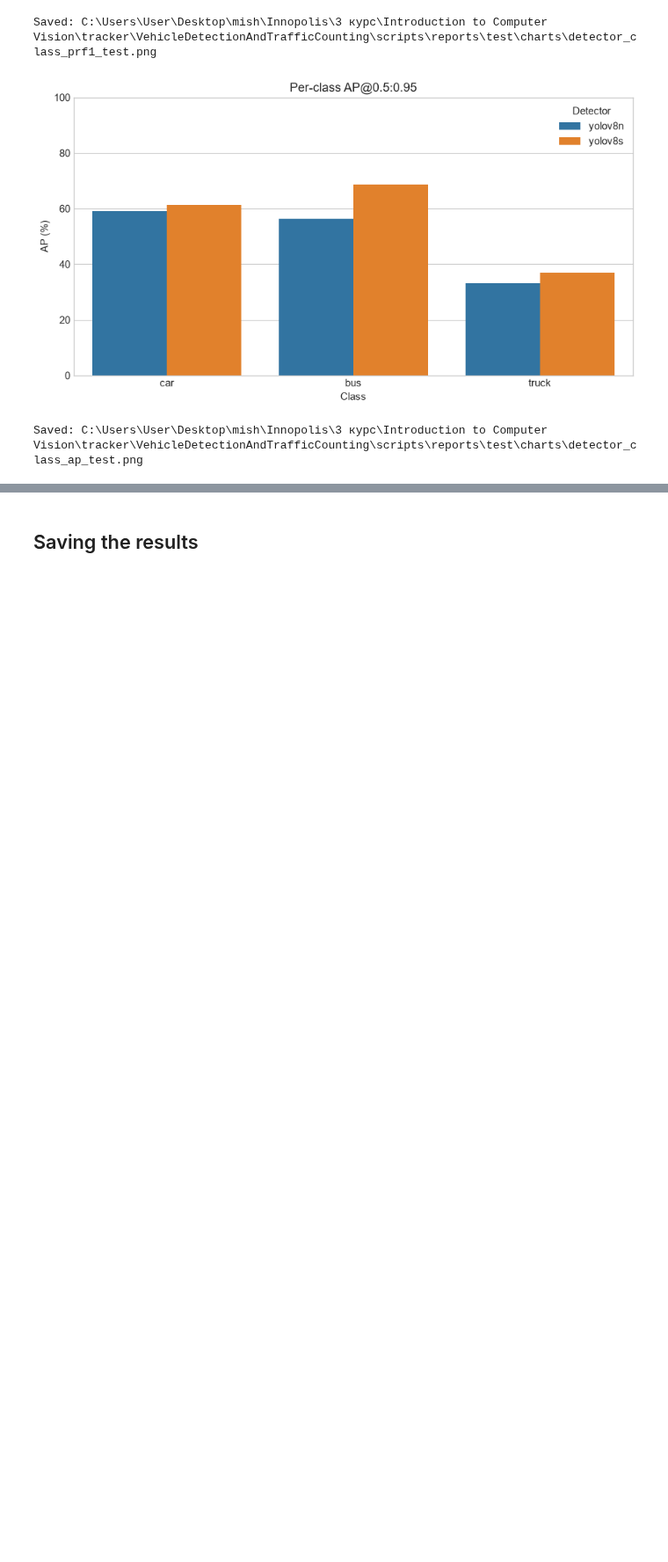
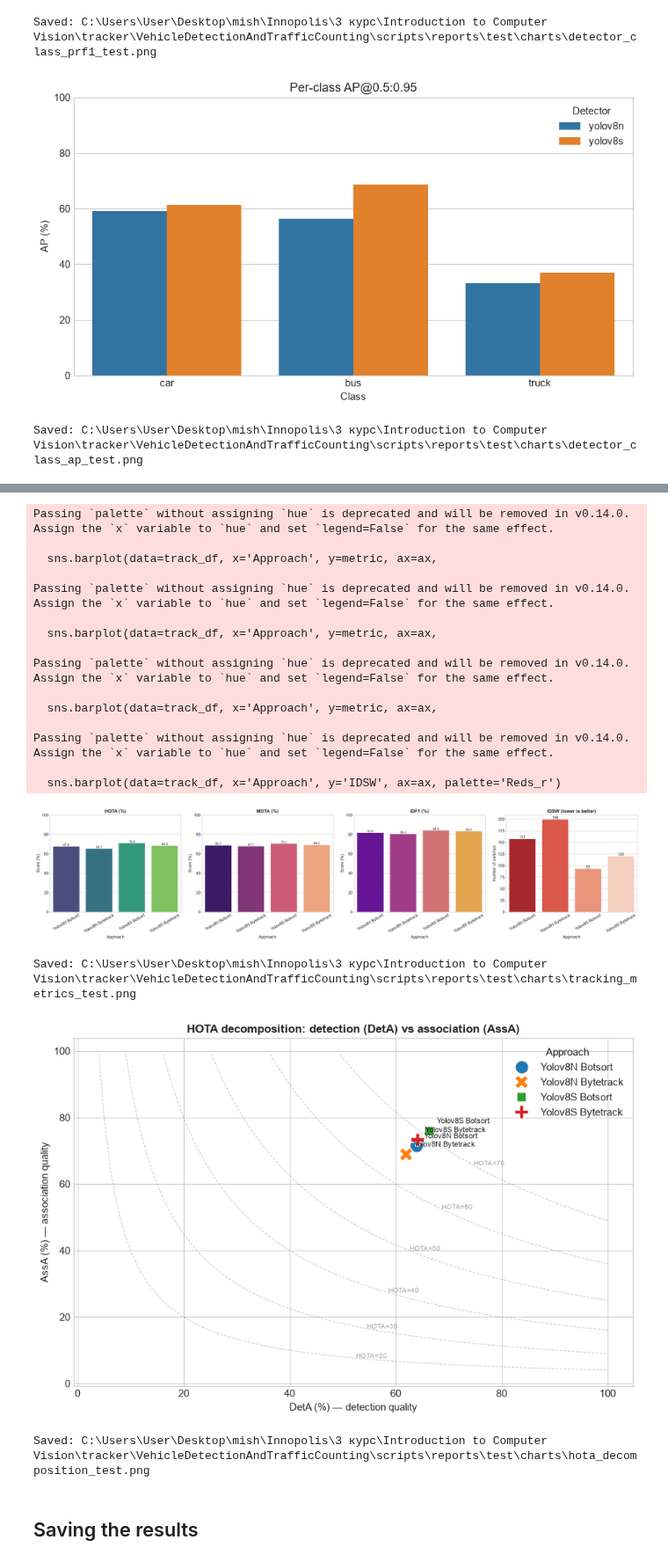
Before and after one commit to TereshchenkoMisha/VehicleDetectionAndTrafficCounting, a Jupyter notebook: scripts/results.ipynb, the cells around one changed output, grey strips where cells are left out. Shown at 88% size. Cells and saved outputs as stored; diff of their text form; code cells hidden in the pictures; blank space fills up the shorter version.

Commit message:
feat: add tracking metrics

```diff
--- a/scripts/results.ipynb
+++ b/scripts/results.ipynb
@@ -262,3 +302,83 @@ Saved: C:\Users\User\Desktop\mish\Innopolis\3 курс\Introduction to Computer
+# %%
+# Рисунок 4: 4 метрики трекинга — HOTA, MOTA, IDF1 (bar chart), IDSW (line/scatter)
+fig, axes = plt.subplots(1, 4, figsize=(22, 5))
+
+# HOTA / MOTA / IDF1 bar charts
+for ax, metric in zip(axes[:3], ['HOTA (%)', 'MOTA (%)', 'IDF1 (%)']):
+    sns.barplot(data=track_df, x='Approach', y=metric, ax=ax,
+                palette='viridis' if metric == 'HOTA (%)' else
+                        ('magma' if metric == 'MOTA (%)' else 'plasma'))
+    ax.set_title(f'{metric}', fontsize=12, fontweight='bold')
+    ax.set_ylabel('Score (%)')
+    ax.set_ylim(0, 100)
+    ax.tick_params(axis='x', rotation=30)
+    for p in ax.patches:
+        ax.annotate(f'{p.get_height():.1f}',
+                    (p.get_x() + p.get_width() / 2, p.get_height()),
+                    ha='center', va='bottom', fontsize=8)
+
+# IDSW bar chart (lower is better)
+ax = axes[3]
+sns.barplot(data=track_df, x='Approach', y='IDSW', ax=ax, palette='Reds_r')
+ax.set_title('IDSW (lower is better)', fontsize=12, fontweight='bold')
+ax.set_ylabel('Number of switches')
+ax.tick_params(axis='x', rotation=30)
+for p in ax.patches:
+    ax.annotate(f'{int(p.get_height())}',
+                (p.get_x() + p.get_width() / 2, p.get_height()),
+                ha='center', va='bottom', fontsize=9)
+
+plt.tight_layout()
+tracking_plot = charts_dir / f'tracking_metrics_{SPLIT}.png'
+plt.savefig(tracking_plot, dpi=300, bbox_inches='tight')
+plt.show()
+print(f'Saved: {tracking_plot}')
+
+# DetA vs AssA (scatter)
+fig, ax = plt.subplots(figsize=(9, 6))
+sns.scatterplot(data=track_df, x='DetA (%)', y='AssA (%)',
+                hue='Approach', style='Approach', s=200, ax=ax)
+ax.set_title('HOTA decomposition: detection (DetA) vs association (AssA)',
+             fontsize=12, fontweight='bold')
+ax.set_xlabel('DetA (%) — detection quality')
+ax.set_ylabel('AssA (%) — association quality')
+import numpy as np
+det_grid = np.linspace(0, 100, 100)
+for hota_val in [20, 30, 40, 50, 60, 70]:
+    assa_grid = (hota_val ** 2) / det_grid
+    mask = (assa_grid > 0) & (assa_grid <= 100)
+    ax.plot(det_grid[mask], assa_grid[mask], '--', color='gray', alpha=0.4, lw=0.8)
+    idx = np.where(mask)[0][len(np.where(mask)[0])//2]
+    ax.annotate(f'HOTA={hota_val}', (det_grid[idx], assa_grid[idx]),
+                fontsize=7, color='gray', alpha=0.7)
+for _, row in track_df.iterrows():
+    ax.annotate(row['Approach'], (row['DetA (%)'], row['AssA (%)']),
+                xytext=(8, 8), textcoords='offset points', fontsize=8)
+plt.tight_layout()
+hota_decomp_plot = charts_dir / f'hota_decomposition_{SPLIT}.png'
+plt.savefig(hota_decomp_plot, dpi=300, bbox_inches='tight')
+plt.show()
+print(f'Saved: {hota_decomp_plot}')
+# %% [output]
+Passing `palette` without assigning `hue` is deprecated and will be removed in v0.14.0. Assign the `x` variable to `hue` and set `legend=False` for the same effect.
+
+  sns.barplot(data=track_df, x='Approach', y=metric, ax=ax,
+
+Passing `palette` without assigning `hue` is deprecated and will be removed in v0.14.0. Assign the `x` variable to `hue` and set `legend=False` for the same effect.
+
+  sns.barplot(data=track_df, x='Approach', y=metric, ax=ax,
+
+Passing `palette` without assigning `hue` is deprecated and will be removed in v0.14.0. Assign the `x` variable to `hue` and set `legend=False` for the same effect.
+
+  sns.barplot(data=track_df, x='Approach', y=metric, ax=ax,
+
+Passing `palette` without assigning `hue` is deprecated and will be removed in v0.14.0. Assign the `x` variable to `hue` and set `legend=False` for the same effect.
+
+  sns.barplot(data=track_df, x='Approach', y='IDSW', ax=ax, palette='Reds_r')
+[figure, added]
+Saved: C:\Users\User\Desktop\mish\Innopolis\3 курс\Introduction to Computer Vision\tracker\VehicleDetectionAndTrafficCounting\scripts\reports\test\charts\tracking_metrics_test.png
+[figure, added]
+Saved: C:\Users\User\Desktop\mish\Innopolis\3 курс\Introduction to Computer Vision\tracker\VehicleDetectionAndTrafficCounting\scripts\reports\test\charts\hota_decomposition_test.png
 # %% [markdown]
 ## Saving the results
 # %%
```
Also changed, not shown: parts of 4 cells of this notebook, 29 other files.
